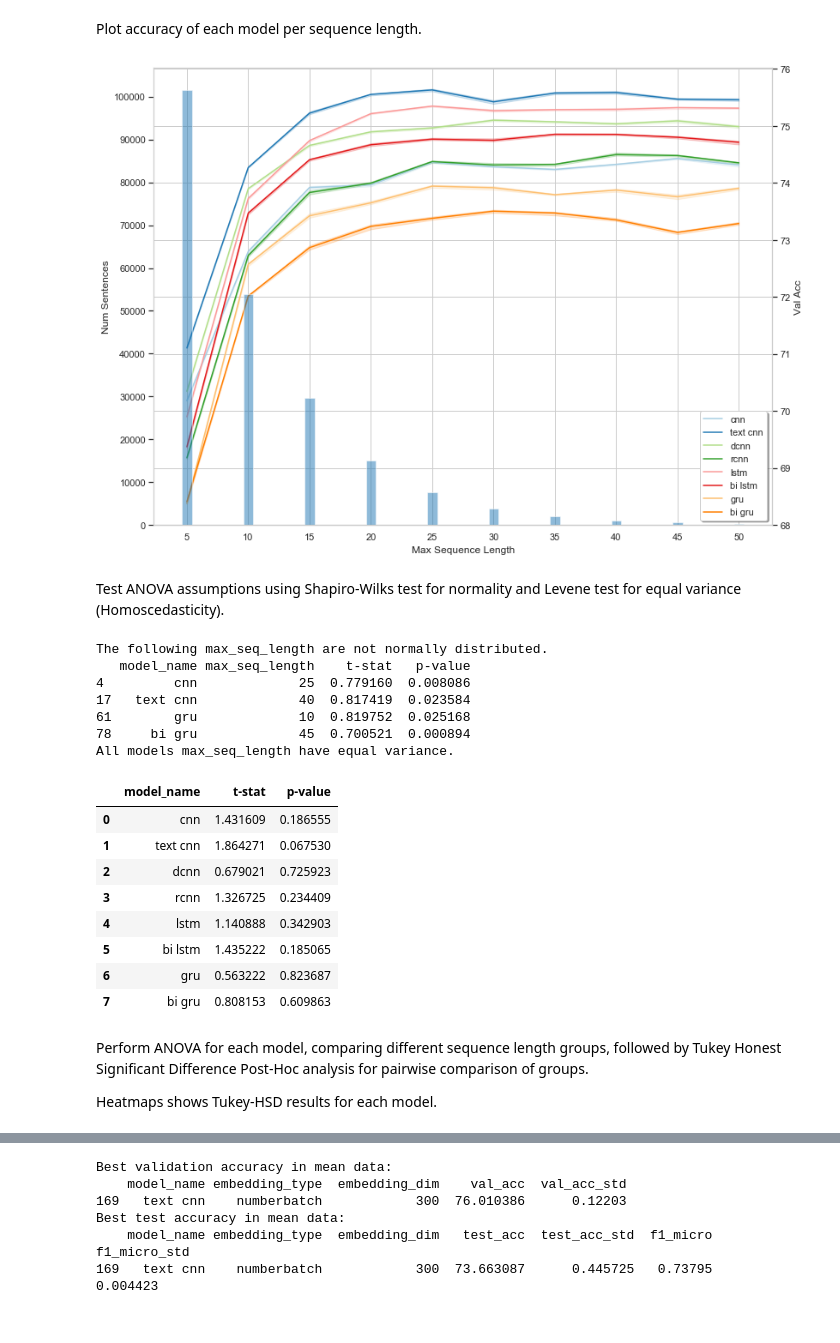
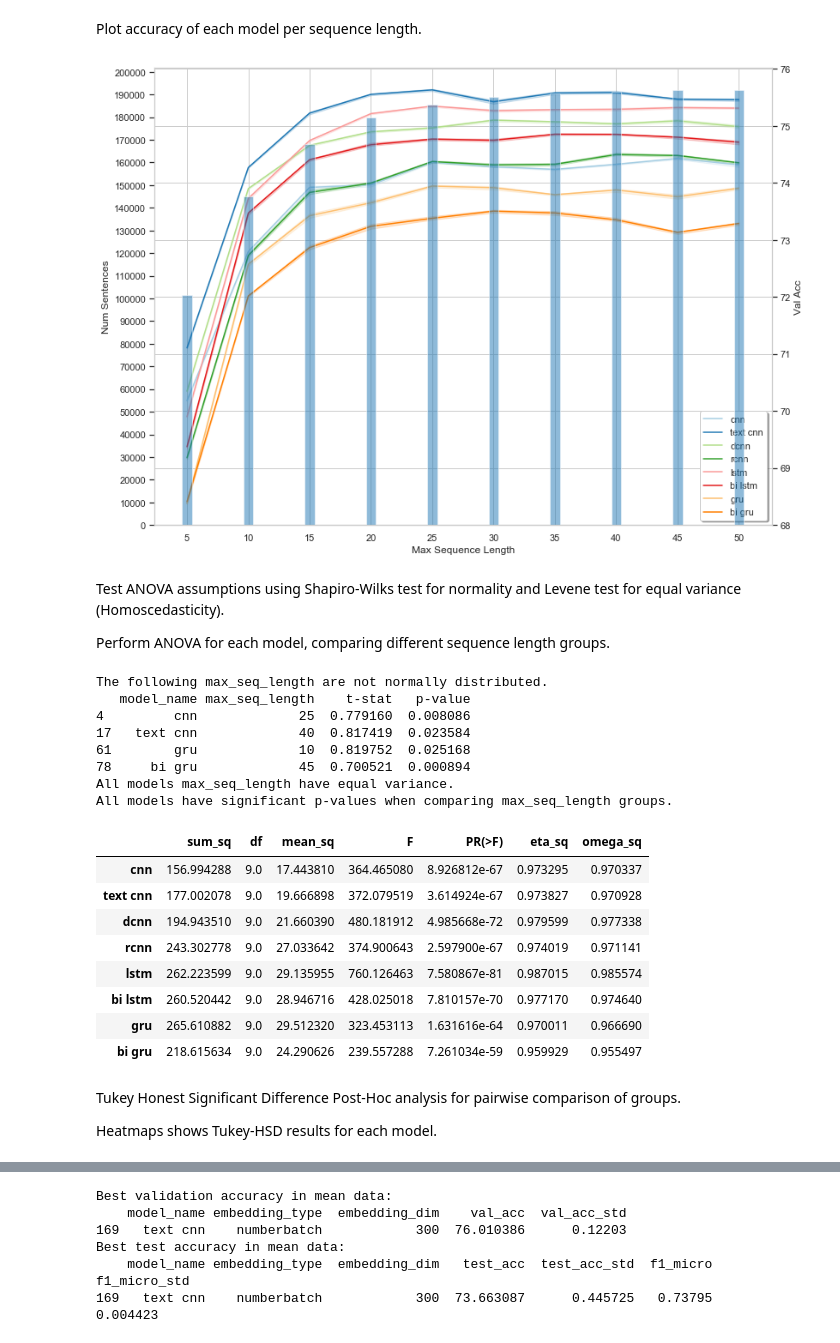
Before and after one commit to NathanDuran/Sentence-Encoding-for-DA-Classification, a Jupyter notebook: data_processing/swda_results.ipynb, the cells around one changed output, grey strips where cells are left out. Cells and saved outputs as stored; diff of their text form; code cells hidden in the pictures.

```diff
--- a/data_processing/results.ipynb
+++ b/data_processing/swda_results.ipynb
@@ -359,46 +361,52 @@ Plot accuracy of each model per sequence length.
 #                       legend_loc='lower right', num_legend_col=4, colour='Paired')
 # g.savefig(os.path.join(task_name, exp_param ,exp_param + '_accuracy.png'))
 
 # Get text data from training set and count sequence lengths
 sentences = [line.split('|')[1] for line in text_data]
 sent_lengths = [len(sent.split(' ')) for sent in sentences]
 sent_lengths = collections.Counter(sent_lengths)
 sent_lengths = pd.DataFrame.from_dict(dict(sorted(sent_lengths.items())), orient='index')
 
 # Bin into same values as experiment
 ind_start, ind_end = 0, 5
 freq_dict = dict()
 for i in range(10):
-    freq_dict[ind_end] = sent_lengths.loc[ind_start:ind_end].sum()
+    # freq_dict[ind_end] = sent_lengths.loc[ind_start:ind_end].sum()
+    freq_dict[ind_end] = sent_lengths.loc[0:ind_end].sum() # Cumulative sum
     ind_start += 5
     ind_end += 5
 sent_lengths = pd.DataFrame.from_dict(freq_dict, orient='index')
 sent_lengths.reset_index(level=0, inplace=True)
 sent_lengths.rename(columns={'index': 'max_seq_length', 0: 'Count'}, inplace=True)
 
 # Get experiment validation accuracy data for each model
 seq_acc_data = seq_data.drop(seq_data.columns.difference(['model_name', exp_param, 'val_acc']), axis=1)
 seq_acc_data = seq_acc_data.rename(columns={'val_acc': 'Val Acc'})
 seq_acc_data = seq_acc_data.melt(id_vars=['model_name', exp_param])
 
 # Plot line/bar chart
 fig = plot_line_bar_chart(seq_acc_data, sent_lengths, x=exp_param, y='value', hue='model_name',
                           title='', y_label='Val Acc', x_label='Max Sequence Length', colour='Paired',
                           bar_x=exp_param, bar_y='Count', bar_axis_step=10000, bar_axis_range=None, bar_width=0.8,
                           bar_y_label='Num Sentences', bar_alpha=0.5, bar_color='tab:blue', legend_loc='lower right', num_legend_col=1)
 # %% [output]
-[figure, old version]
+[figure, new version]
 # %% [markdown]
 Test ANOVA assumptions using Shapiro-Wilks test for normality and Levene test for equal variance (Homoscedasticity).
+
+Perform ANOVA for each model, comparing different sequence length groups.
 # %%
 # Set the metric to test
 metric = 'val_acc'
 
-# Run Shaprio-wilks for all models and sequence lengths
+# Run Shaprio-wilks test for normal distribution
 shapiro_wilk_test(seq_data, exp_param, metric)
 
 # Run Levene test for equal variance
 levene_test(seq_data, exp_param, metric)
+
+# Run ANOVA
+one_way_anova_test(seq_data, exp_param, metric)
 # %% [output]
 The following max_seq_length are not normally distributed.
    model_name max_seq_length    t-stat   p-value
@@ -407,18 +415,18 @@ The following max_seq_length are not normally distributed.
 61        gru             10  0.819752  0.025168
 78     bi gru             45  0.700521  0.000894
 All models max_seq_length have equal variance.
+All models have significant p-values when comparing max_seq_length groups.
-|  | model_name | t-stat | p-value |
-| 0 | cnn | 1.431609 | 0.186555 |
-| 1 | text cnn | 1.864271 | 0.067530 |
-| 2 | dcnn | 0.679021 | 0.725923 |
-| 3 | rcnn | 1.326725 | 0.234409 |
-| 4 | lstm | 1.140888 | 0.342903 |
-| 5 | bi lstm | 1.435222 | 0.185065 |
-| 6 | gru | 0.563222 | 0.823687 |
-| 7 | bi gru | 0.808153 | 0.609863 |
+|  | sum_sq | df | mean_sq | F | PR(>F) | eta_sq | omega_sq |
+| cnn | 156.994288 | 9.0 | 17.443810 | 364.465080 | 8.926812e-67 | 0.973295 | 0.970337 |
+| text cnn | 177.002078 | 9.0 | 19.666898 | 372.079519 | 3.614924e-67 | 0.973827 | 0.970928 |
+| dcnn | 194.943510 | 9.0 | 21.660390 | 480.181912 | 4.985668e-72 | 0.979599 | 0.977338 |
+| rcnn | 243.302778 | 9.0 | 27.033642 | 374.900643 | 2.597900e-67 | 0.974019 | 0.971141 |
+| lstm | 262.223599 | 9.0 | 29.135955 | 760.126463 | 7.580867e-81 | 0.987015 | 0.985574 |
+| bi lstm | 260.520442 | 9.0 | 28.946716 | 428.025018 | 7.810157e-70 | 0.977170 | 0.974640 |
+| gru | 265.610882 | 9.0 | 29.512320 | 323.453113 | 1.631616e-64 | 0.970011 | 0.966690 |
+| bi gru | 218.615634 | 9.0 | 24.290626 | 239.557288 | 7.261034e-59 | 0.959929 | 0.955497 |
 # %% [markdown]
-Perform ANOVA for each model, comparing different sequence length groups,
-followed by Tukey Honest Significant Difference Post-Hoc analysis for pairwise comparison of groups.
+Tukey Honest Significant Difference Post-Hoc analysis for pairwise comparison of groups.
 
 Heatmaps shows Tukey-HSD results for each model.
 # %%
```
Also changed, not shown: parts of 31 cells of this notebook, 7 other files.
